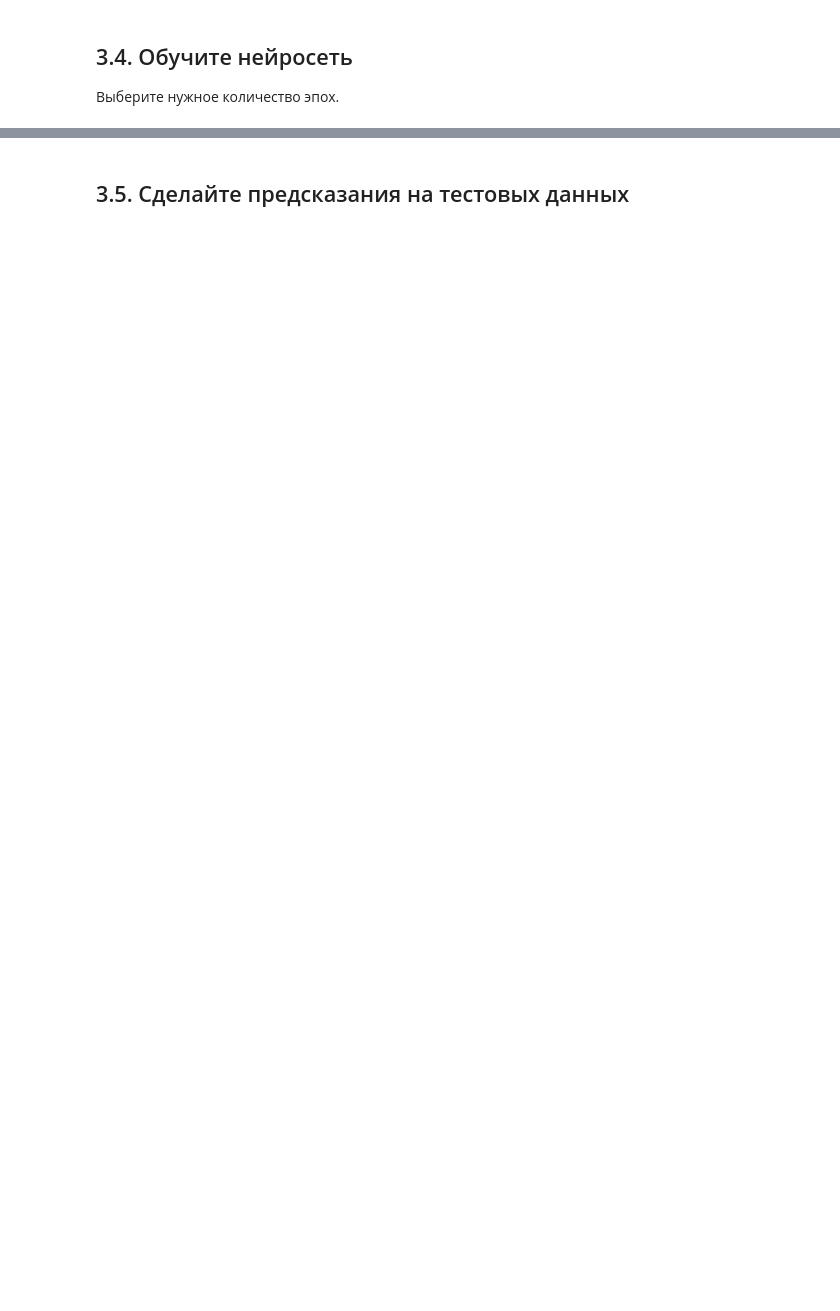
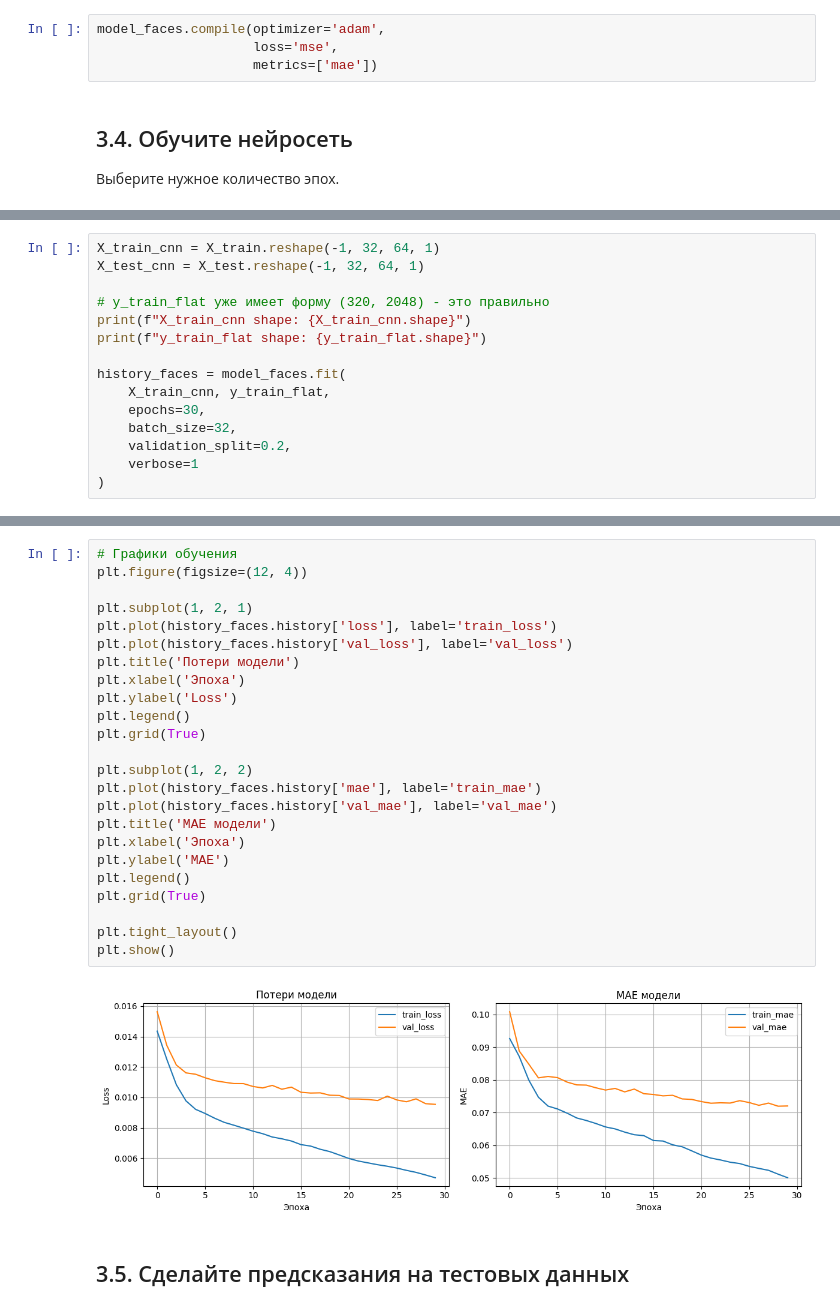
Before and after one commit to DinRazar/neural_networks, a Jupyter notebook: Работа_3.ipynb, the cells around one changed output, grey strips where cells are left out. Saved outputs shown, nothing was run; the diff lists cells and outputs as text; blank space fills up the shorter version.

```diff
--- a/Работа_3.ipynb
+++ b/Работа_3.ipynb
@@ -675,3 +712,7 @@ y_train_n.shape
+# %%
+model_faces.compile(optimizer='adam',
+                    loss='mse',
+                    metrics=['mae'])
 # %% [markdown]
 ## 3.4. Обучите нейросеть
 
@@ -680,0 +720,15 @@ y_train_n.shape
+# %%
+X_train_cnn = X_train.reshape(-1, 32, 64, 1)
+X_test_cnn = X_test.reshape(-1, 32, 64, 1)
+
+# y_train_flat уже имеет форму (320, 2048) - это правильно
+print(f"X_train_cnn shape: {X_train_cnn.shape}")
+print(f"y_train_flat shape: {y_train_flat.shape}")
+
+history_faces = model_faces.fit(
+    X_train_cnn, y_train_flat,
+    epochs=30,
+    batch_size=32,
+    validation_split=0.2,
+    verbose=1
+)
@@ -681,2 +753,28 @@ y_train_n.shape
+# %%
+# Графики обучения
+plt.figure(figsize=(12, 4))
+
+plt.subplot(1, 2, 1)
+plt.plot(history_faces.history['loss'], label='train_loss')
+plt.plot(history_faces.history['val_loss'], label='val_loss')
+plt.title('Потери модели')
+plt.xlabel('Эпоха')
+plt.ylabel('Loss')
+plt.legend()
+plt.grid(True)
+
+plt.subplot(1, 2, 2)
+plt.plot(history_faces.history['mae'], label='train_mae')
+plt.plot(history_faces.history['val_mae'], label='val_mae')
+plt.title('MAE модели')
+plt.xlabel('Эпоха')
+plt.ylabel('MAE')
+plt.legend()
+plt.grid(True)
+
+plt.tight_layout()
+plt.show()
+# %% [output]
+[figure, added]
 # %% [markdown]
 ## 3.5. Сделайте предсказания на тестовых данных
```
Also changed, not shown: parts of 15 cells of this notebook.
